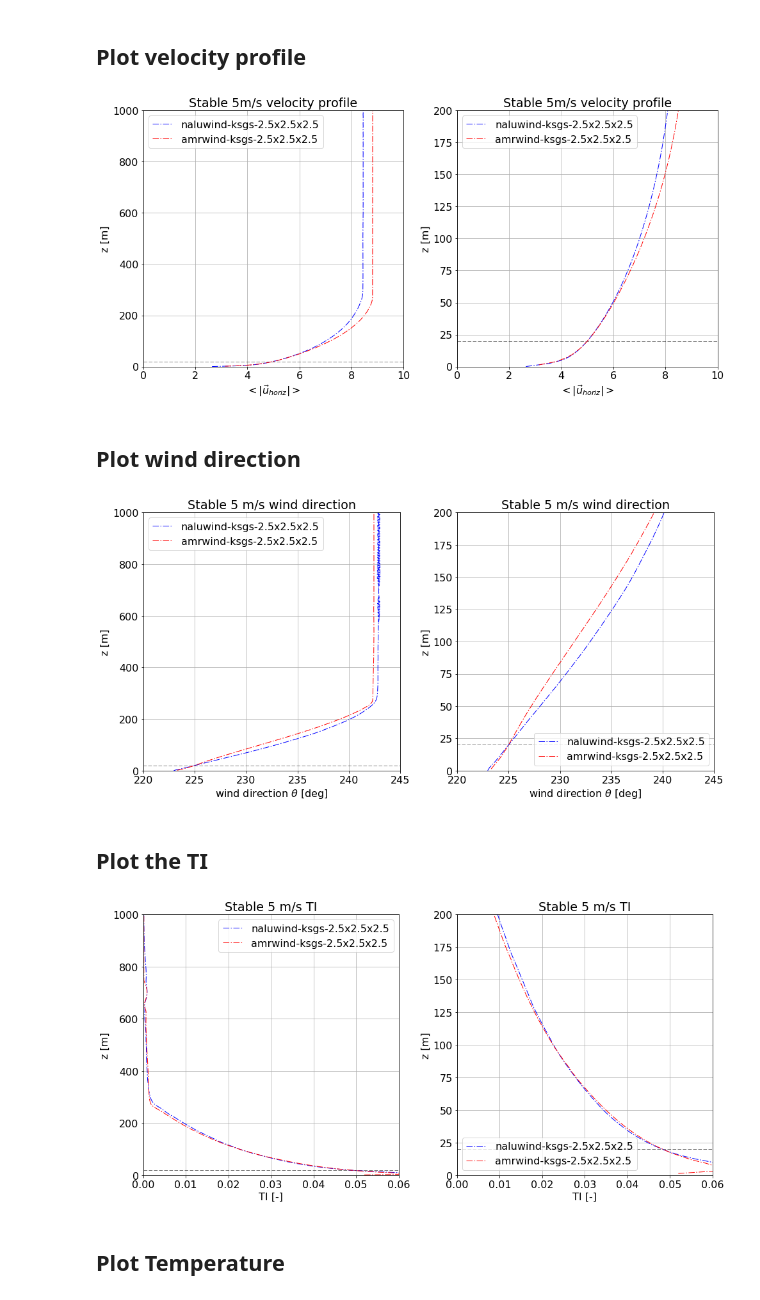
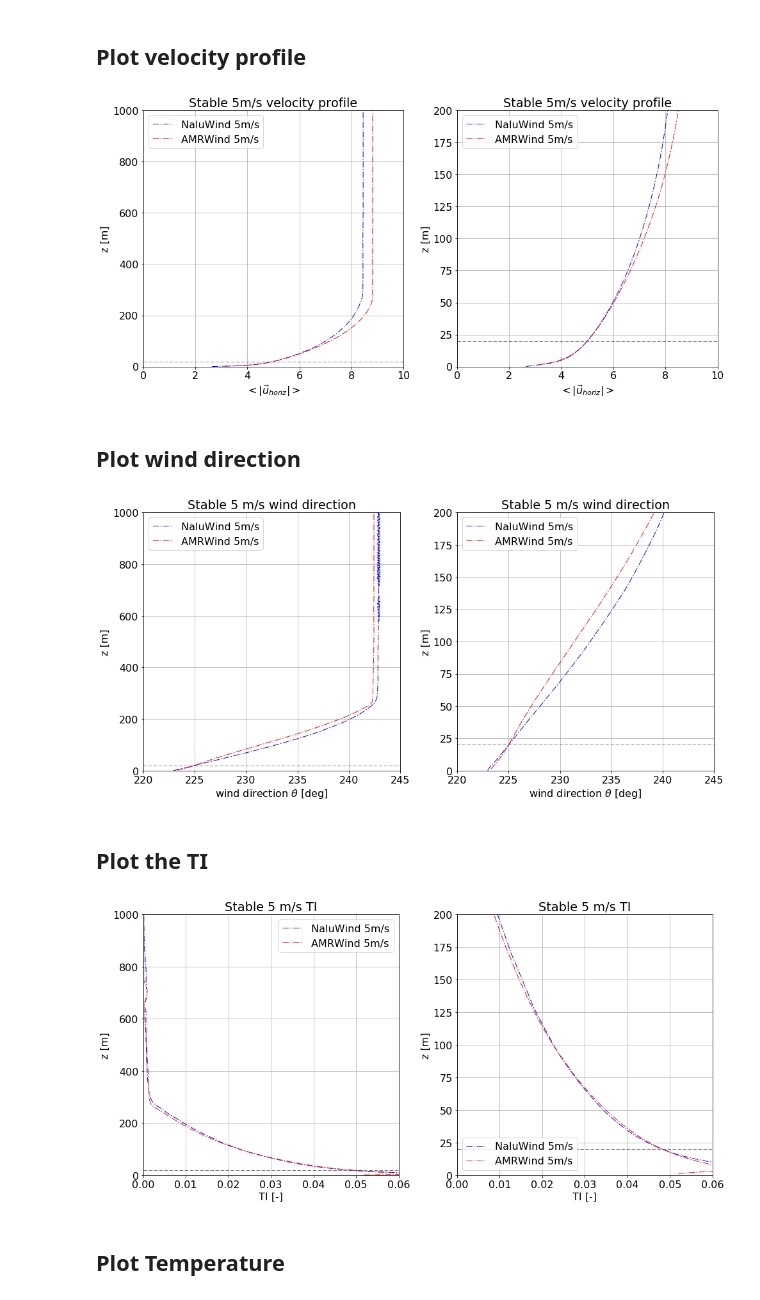
Before and after one commit to lawrenceccheung/AIAAScitech2021, a Jupyter notebook: Postprocessing/ABLStats/AMRWind_NaluWind_stable_05ms_mesh2_5x2_5x2_5.ipynb, the cells around one changed output. Cells and saved outputs as stored; diff of their text form; code cells hidden in the pictures.

Commit message:
Added postprocessing files and plots

```diff
--- a/Postprocessing/ABLStats/AMRWind_NaluWind_stable_05ms_mesh2_5x2_5x2_5.ipynb
+++ b/Postprocessing/ABLStats/AMRWind_NaluWind_stable_05ms_mesh2_5x2_5x2_5.ipynb
@@ -20,13 +21,13 @@ l_cases = {
     #                                                 lineavgfilename='line_average_data_fine.csv'),
     #'amrwind-ksgs-5x5x2.5':load_alldata.AMRWind2Stats('../../AMRWindRuns/stable/05ms',
     #                                                 lineavgfilename='line_average_data_dxdy5_dz2.5.csv'),
-    'amrwind-ksgs-2.5x2.5x2.5':load_alldata.AMRWind2Stats('../../AMRWindRuns/stable/05ms/sim_dx2.5'),
+    'AMRWind 5m/s':load_alldata.AMRWind2Stats('../../AMRWindRuns/stable/05ms/sim_dx2.5'),  # 2.5m mesh
     #'amrwind-ksgs-10k_15k':load_alldata.AMRWind2Stats('../../AMRWindRuns/stable/05ms',
     #                                                 lineavgfilename='line_average_data_10k_15k.csv'),
     #'naluwind-ksgs-10x10x6':  load_alldata.NaluWindStats('../../NaluWindRuns/stable/05ms/05ms_iter01/'),
     #'naluwind-ksgs-10x10x2.5':load_alldata.NaluWindStats('../../NaluWindRuns/stable/05ms/05ms_iter02/'),
     #'naluwind-ksgs-5x5x2.5':  load_alldata.NaluWindStats('../../NaluWindRuns/stable/05ms/05ms_5x5x2.5/'),
-    'naluwind-ksgs-2.5x2.5x2.5':  load_alldata.NaluWindStats('../../NaluWindRuns/stable/05ms/05ms_Good_Mesh_2p5m/'),
+    'NaluWind 5m/s':  load_alldata.NaluWindStats('../../NaluWindRuns/stable/05ms/05ms_Good_Mesh_2p5m/'),  # 2.5m mesh
     #'naluwind-ksgs-newfluxBC':load_alldata.NaluWindStats('../../NaluWindRuns/stable/05ms/05ms_debug/'),
     #'naluwind-ksgs-10k_15k':load_alldata.NaluWindStats('../../NaluWindRuns/stable/05ms/05ms_iter02/10k_15k'),
 }
@@ -37,17 +38,22 @@ styles = {
     'amrwind-ksgs-fine':      {'color':'r',         'lw':1, 'ls':'--',  'plotspectra':False},
     'amrwind-ksgs-5x5x2.5':   {'color':'r',         'lw':1, 'ls':'-.',  'plotspectra':False},
     'amrwind-ksgs-10k_15k':   {'color':'r',         'lw':2, 'ls':'-.',  'plotspectra':False},
-    'amrwind-ksgs-2.5x2.5x2.5':   {'color':'r',         'lw':1, 'ls':'-.',  'plotspectra':False},
+    'AMRWind 5m/s':           {'color':'r',         'lw':1, 'ls':'-.',  'plotspectra':False},  # 2.5m mesh
     'naluwind-ksgs-10x10x6':    {'color':'b',         'lw':2, 'ls':'-',  'plotspectra':True},
     'naluwind-ksgs-10x10x2.5':  {'color':'b',         'lw':1, 'ls':'--',  'plotspectra':True},
     'naluwind-ksgs-5x5x2.5':    {'color':'b',         'lw':1, 'ls':'-.',  'plotspectra':True},
-    'naluwind-ksgs-2.5x2.5x2.5':    {'color':'b',         'lw':1, 'ls':'-.',  'plotspectra':True},
+    'NaluWind 5m/s':          {'color':'b',         'lw':1, 'ls':'-.',  'plotspectra':True},  # 2.5m mesh
     'naluwind-ksgs-newfluxBC':   {'color':'b',         'lw':2, 'ls':':',  'plotspectra':True},
     'naluwind-ksgs-10k_15k':  {'color':'b',         'lw':2, 'ls':'-.',  'plotspectra':True},
 }
 
 # Add the hub-height lines
 hubheights = [20.0]
+
+# Stuff for saving figures
+savefigs = True
+figdir   = '../../Paper/figures/Compare_AMRWind_NaluWind/'
+saveprefix = 'AMRWind_NaluWind_stable_05ms_mesh2p5_2p5_2p5'
 # %% [markdown]
 ## Plot velocity profile
 # %%
@@ -72,41 +78,44 @@ for i in [0,1]:
 
 axs[0].set_ylim(0,1000)
 axs[1].set_ylim(0,200)
+plt.tight_layout()
 
-plt.tight_layout()
+if savefigs: plt.savefig(figdir+'/'+saveprefix+'_WS.png')
 # %% [output]
-[figure, old version]
+[figure, new version]
 # %% [markdown]
 ## Plot wind direction
 # %%
 #fig = plt.figure(figsize=(10,8))
 fig, axs = plt.subplots(1,2,figsize=(14,7),sharey=False)
 plt.rc('font', size=16)
 veer = lambda u, v: 270-np.arctan2(v, u)*180.0/np.pi
 for l,c in l_cases.items():
     ls=styles[l]
     try:
         #plt.plot(veer(c.u, c.v), c.z, label=l, color=ls['color'], linewidth=ls['lw'], linestyle=ls['ls'])
         for i in [0,1]: axs[i].plot(veer(c.u, c.v), c.z, label=l, color=ls['color'], linewidth=ls['lw'], linestyle=ls['ls'])
     except:
         pass
 
 for hh in hubheights:
     for i in [0,1]: axs[i].hlines(hh, 200, 300, linestyles='dashed', linewidth=0.5)
 
 for i in [0,1]:
     axs[i].set_xlabel(r'wind direction $\theta$ [deg]')
     axs[i].set_ylabel('z [m]')
     axs[i].legend(loc=0)
     axs[i].set_xlim(220, 245)
     axs[i].grid()
     axs[i].set_title('Stable 5 m/s wind direction')
 
 axs[0].set_ylim(0,1000)
 axs[1].set_ylim(0,200)
 plt.tight_layout()
+
+if savefigs: plt.savefig(figdir+'/'+saveprefix+'_WDir.png')
 # %% [output]
-[figure, old version]
+[figure, new version]
 # %% [markdown]
 ## Plot the TI
 # %%
@@ -136,8 +145,10 @@ for i in [0,1]:
 axs[0].set_ylim(0,1000)
 axs[1].set_ylim(0,200)
 plt.tight_layout()
+
+if savefigs: plt.savefig(figdir+'/'+saveprefix+'_TI.png')
 # %% [output]
-[figure, old version]
+[figure, new version]
 # %% [markdown]
 ## Plot Temperature
 # %%
```
Also changed, not shown: parts of 6 cells of this notebook, 18 other files.
